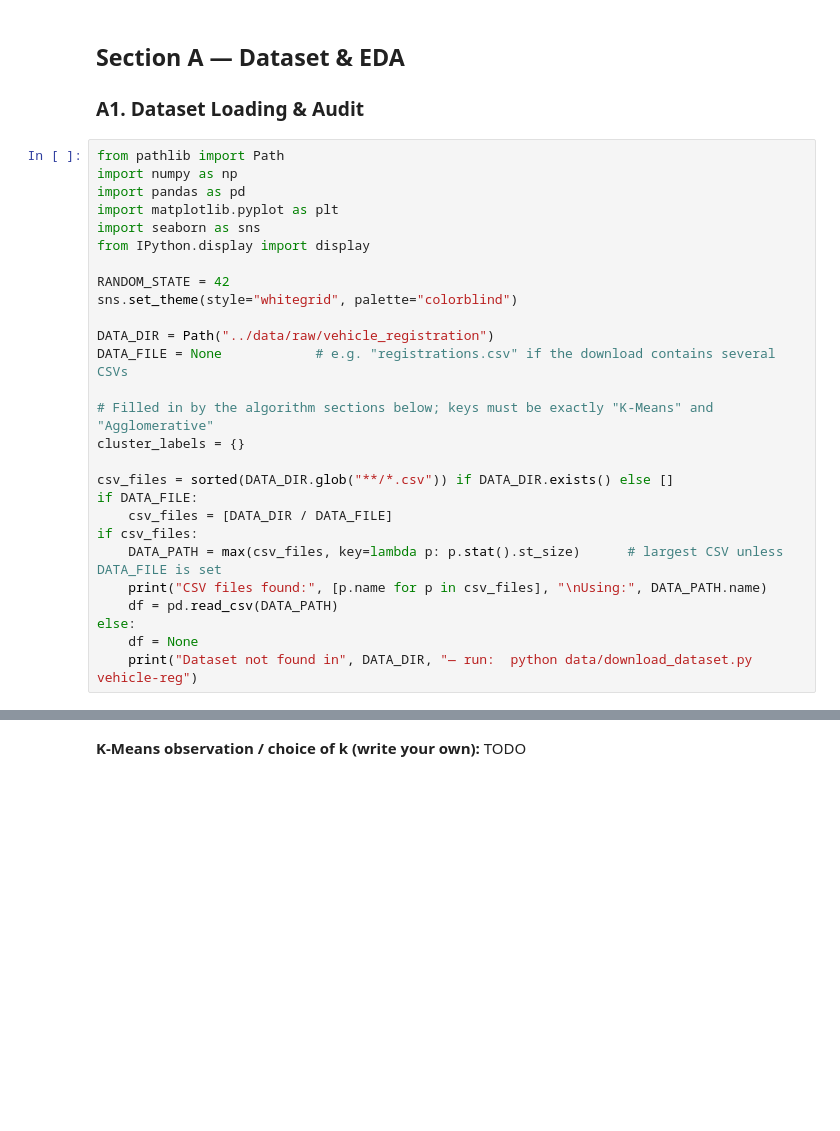
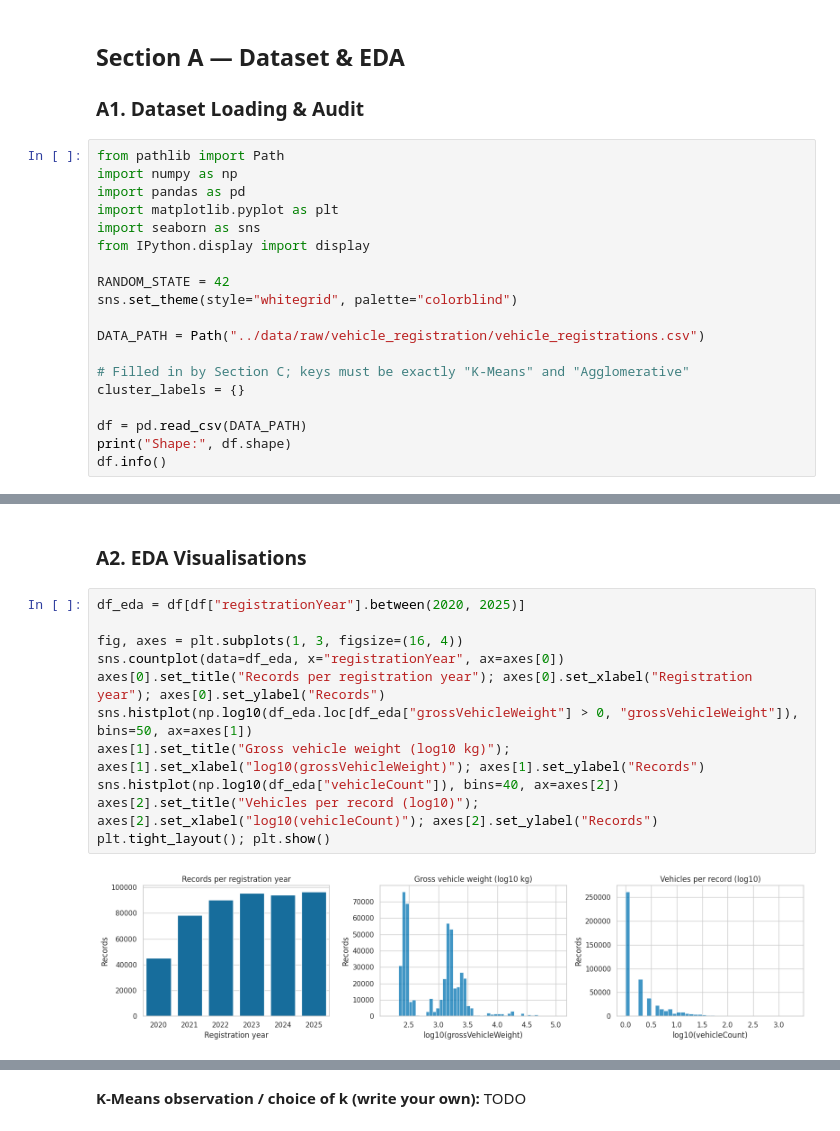
Before and after one commit to rushilChakravarthy/ML-capstone, a Jupyter notebook: notebooks/clustering.ipynb, the cells around one changed output, grey strips where cells are left out. Cells and saved outputs as stored; diff of their text form; blank space fills up the shorter version.

```diff
--- a/notebooks/clustering.ipynb
+++ b/notebooks/clustering.ipynb
@@ -24,20 +22,12 @@ from IPython.display import display
 RANDOM_STATE = 42
 sns.set_theme(style="whitegrid", palette="colorblind")
 
-DATA_DIR = Path("../data/raw/vehicle_registration")
-DATA_FILE = None            # e.g. "registrations.csv" if the download contains several CSVs
+DATA_PATH = Path("../data/raw/vehicle_registration/vehicle_registrations.csv")
 
-# Filled in by the algorithm sections below; keys must be exactly "K-Means" and "Agglomerative"
+# Filled in by Section C; keys must be exactly "K-Means" and "Agglomerative"
 cluster_labels = {}
 
-csv_files = sorted(DATA_DIR.glob("**/*.csv")) if DATA_DIR.exists() else []
-if DATA_FILE:
-    csv_files = [DATA_DIR / DATA_FILE]
-if csv_files:
-    DATA_PATH = max(csv_files, key=lambda p: p.stat().st_size)      # largest CSV unless DATA_FILE is set
-    print("CSV files found:", [p.name for p in csv_files], "\nUsing:", DATA_PATH.name)
-    df = pd.read_csv(DATA_PATH)
-else:
-    df = None
-    print("Dataset not found in", DATA_DIR, "— run:  python data/download_dataset.py vehicle-reg")
+df = pd.read_csv(DATA_PATH)
+print("Shape:", df.shape)
+df.info()
 # %% [output]
@@ -109,0 +88,15 @@ Skipped — need a loaded dataset with at least two numeric columns.
+# %% [markdown]
+### A2. EDA Visualisations
+# %%
+df_eda = df[df["registrationYear"].between(2020, 2025)]
+
+fig, axes = plt.subplots(1, 3, figsize=(16, 4))
+sns.countplot(data=df_eda, x="registrationYear", ax=axes[0])
+axes[0].set_title("Records per registration year"); axes[0].set_xlabel("Registration year"); axes[0].set_ylabel("Records")
+sns.histplot(np.log10(df_eda.loc[df_eda["grossVehicleWeight"] > 0, "grossVehicleWeight"]), bins=50, ax=axes[1])
+axes[1].set_title("Gross vehicle weight (log10 kg)"); axes[1].set_xlabel("log10(grossVehicleWeight)"); axes[1].set_ylabel("Records")
+sns.histplot(np.log10(df_eda["vehicleCount"]), bins=40, ax=axes[2])
+axes[2].set_title("Vehicles per record (log10)"); axes[2].set_xlabel("log10(vehicleCount)"); axes[2].set_ylabel("Records")
+plt.tight_layout(); plt.show()
+# %% [output]
+[figure, added]
```
Also changed, not shown: parts of 35 cells of this notebook, 8 other files.
